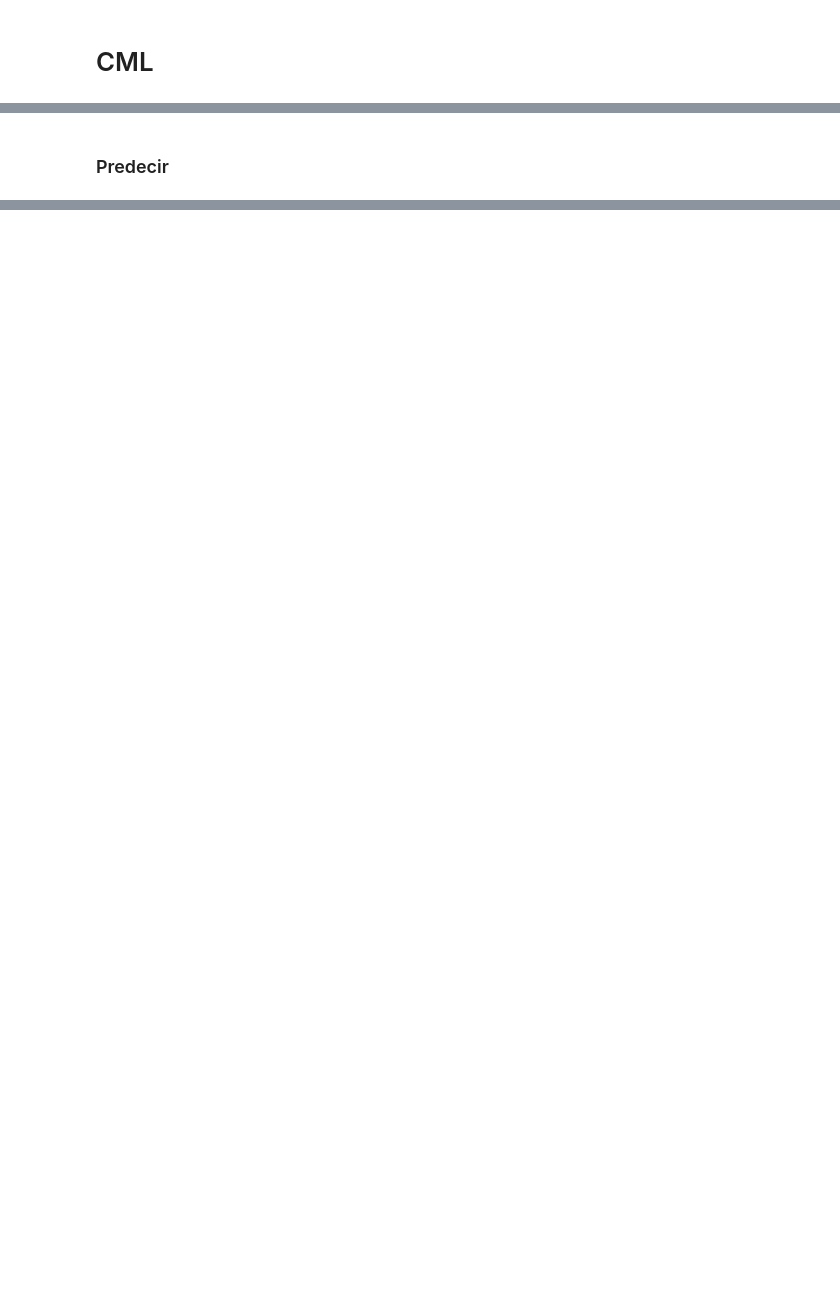
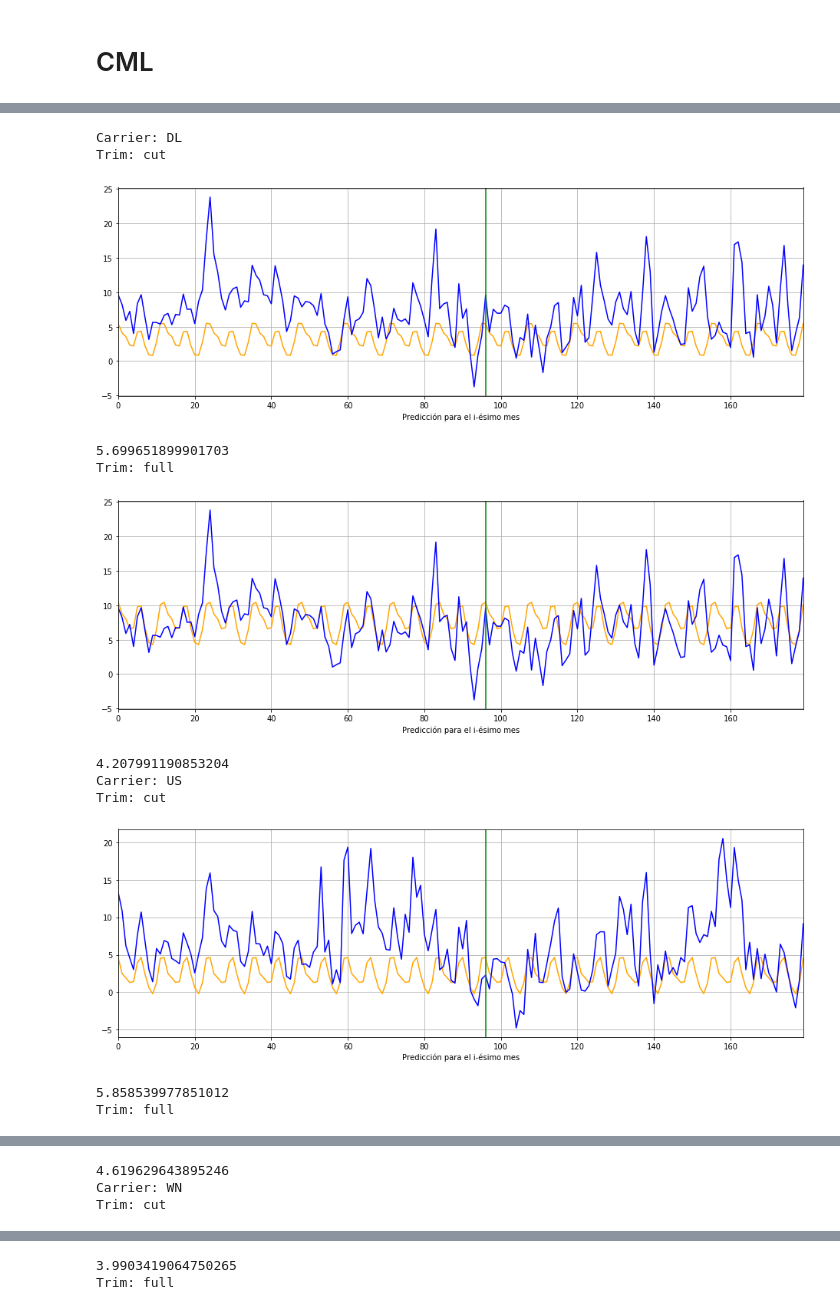
Before and after one commit to jpcenteno/flight-delay-estimation, a Jupyter notebook: notebooks/categories.ipynb, the cells around one changed output, grey strips where cells are left out. Saved outputs shown, nothing was run; the diff lists cells and outputs as text; code cells hidden in the pictures; blank space fills up the shorter version.

```diff
--- a/notebooks/categories.ipynb
+++ b/notebooks/categories.ipynb
@@ -99,2 +165,0 @@ top_carriers
-# %% [markdown]
-### Predecir
@@ -157,0 +169,15 @@ create_grouped_files("carriers/", years, top_carriers)
+# %%
+plot_top(top_carriers, "Carrier", "carriers/", "UniqueCarrier")
+# %% [output]
+Carrier: DL
+Trim: cut
+[figure, added]
+5.699651899901703
+Trim: full
+[figure, added]
+4.207991190853204
+Carrier: US
+Trim: cut
+[figure, added]
+5.858539977851012
+Trim: full
@@ -157,0 +185,3 @@ create_grouped_files("carriers/", years, top_carriers)
+4.619629643895246
+Carrier: WN
+Trim: cut
@@ -157,0 +189,2 @@ create_grouped_files("carriers/", years, top_carriers)
+3.9903419064750265
+Trim: full
```
Also changed, not shown: parts of 20 cells of this notebook.
